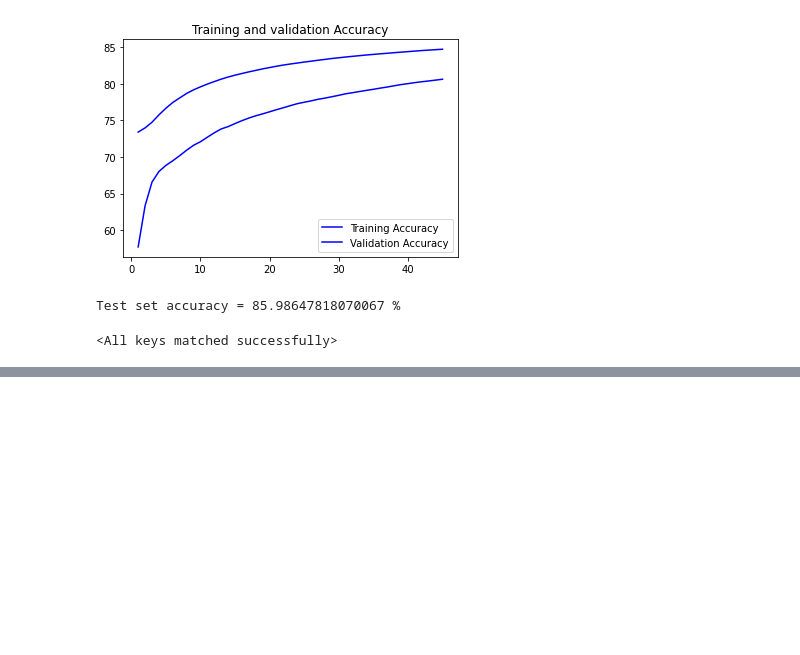
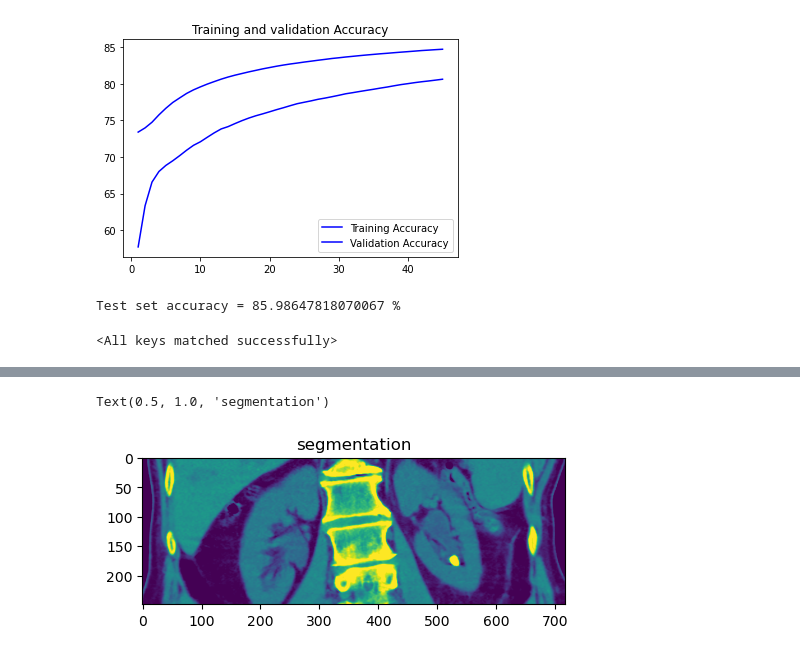
Before and after one commit to DeusLicht/Research_Project, a Jupyter notebook: Project.ipynb, the cells around one changed output, grey strips where cells are left out. Cells and saved outputs as stored; diff of their text form; code cells hidden in the pictures; blank space fills up the shorter version.

```diff
--- a/Project.ipynb
+++ b/Project.ipynb
@@ -410,0 +584,16 @@ NameError: name 'dA' is not defined
+# %%
+#vectorized = img.reshape((-1,3))
+kmeans = KMeans(n_clusters=249, random_state = 0, n_init=100).fit(roi_cropped)
+centers = np.uint8(kmeans.cluster_centers_)
+segmented_data = centers[kmeans.labels_.flatten()]
+
+segmented_image = segmented_data.reshape((roi_cropped.shape))
+# %%
+
+fig=plt.figure(figsize=(12,8),dpi=100)
+ax1=fig.add_subplot(1,2,2)
+ax1.imshow(segmented_image)
+ax1.set_title('segmentation')
+# %% [output]
+Text(0.5, 1.0, 'segmentation')
+[figure, added]
```
Also changed, not shown: parts of 37 cells of this notebook.
